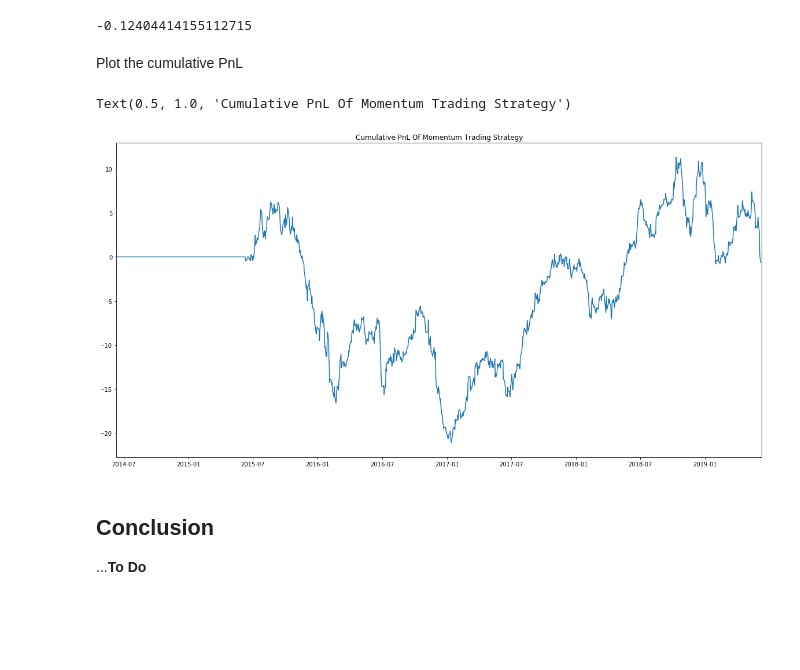
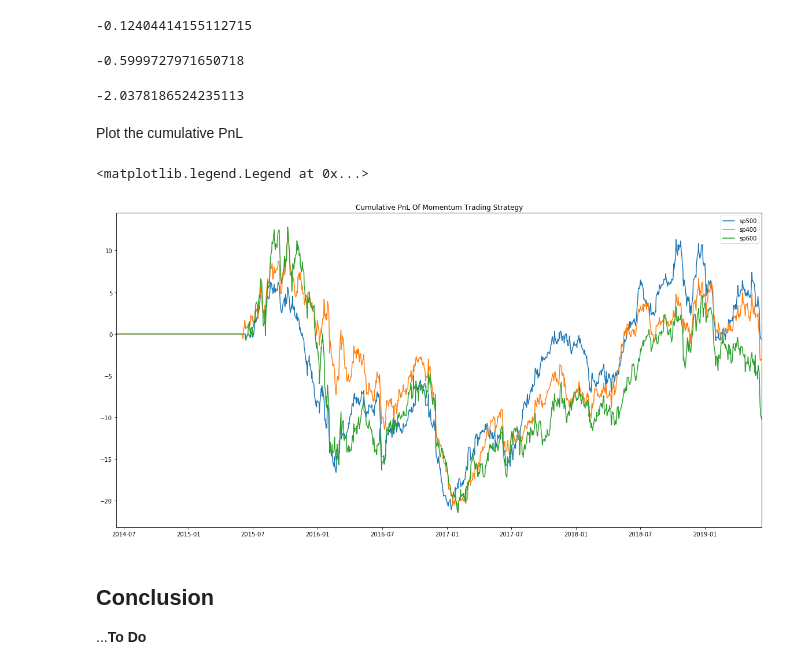
Before and after one commit to DinodC/pca-factor-model, a Jupyter notebook: pca_factor_model.ipynb, the cells around one changed output. Saved outputs shown, nothing was run; the diff lists cells and outputs as text; code cells hidden in the pictures; blank space fills up the shorter version.

```diff
--- a/pca_factor_model.ipynb
+++ b/pca_factor_model.ipynb
@@ -104,0 +112,4 @@ returns = close.pct_change()
+# %%
+for i in keys:
+    # Update returns
+    returns[i] = close[i].pct_change()
@@ -162,9 +188,13 @@ top_n = 50
 # %% [markdown]
 Initialize positions
 # %%
-positions = pd.DataFrame(np.zeros((returns.shape[0], returns.shape[1])),
-                         index=returns.index,
-                         columns=returns.columns
-                        )
+positions = {}
+
+for i in keys:
+    # Update positions
+    positions[i] = pd.DataFrame(np.zeros((returns[i].shape[0], returns[i].shape[1])),
+                                 index=returns[i].index,
+                                 columns=returns[i].columns
+                                )
 # %% [markdown]
 Momentum strategy
@@ -241,4 +248,5 @@ Index(['MU', 'GOOG', 'MAT', 'GOOGL', 'CNC', 'ALXN', 'PKI', 'IQV', 'NKTR', 'V',
 # %% [markdown]
 Adjust positions
 # %%
-positions = positions.shift(periods=1)
+for i in keys:
+    positions[i] = positions[i].shift(periods=1)
@@ -275 +255,10 @@ returns_strat_avg = returns_strat.mean() * 250
+# %%
+returns_strat = {}
+returns_strat_avg = {}
+
+for i in keys:
+    # Daily returns
+    returns_strat[i] = (positions[i].mul(returns[i])).sum(axis='columns')
+    # Annualized average returns of the momentum strategy
+    returns_strat_avg[i] = returns_strat[i].mean() * 250
 # %%
@@ -277,17 +266,30 @@ returns_strat_avg
 # %% [output]
 -0.12404414155112715
+# %%
+returns_strat_avg['sp400']
+# %% [output]
+-0.5999727971650718
+# %%
+returns_strat_avg['sp600']
+# %% [output]
+-2.0378186524235113
 # %% [markdown]
 Plot the cumulative PnL
 # %%
+# Set size
 plt.figure(figsize=(20, 10))
 
-plt.plot(returns_strat.cumsum())
-plt.xlim(returns_strat.index[0], returns_strat.index[-1])
+for i in range(len(keys)):
+    plt.plot(returns_strat[keys[i]].cumsum())
 
+plt.xlim(returns_strat['sp500'].index[0], returns_strat['sp500'].index[-1])
+
+# Set title and legend
 plt.title('Cumulative PnL Of Momentum Trading Strategy')
+plt.legend(keys)
 # %% [output]
-Text(0.5, 1.0, 'Cumulative PnL Of Momentum Trading Strategy')
+<matplotlib.legend.Legend at 0x...>
-[figure, old version]
+[figure, new version]
 # %% [markdown]
 ## Conclusion
 ...**To Do**
```
Also changed, not shown: parts of 46 cells of this notebook.
